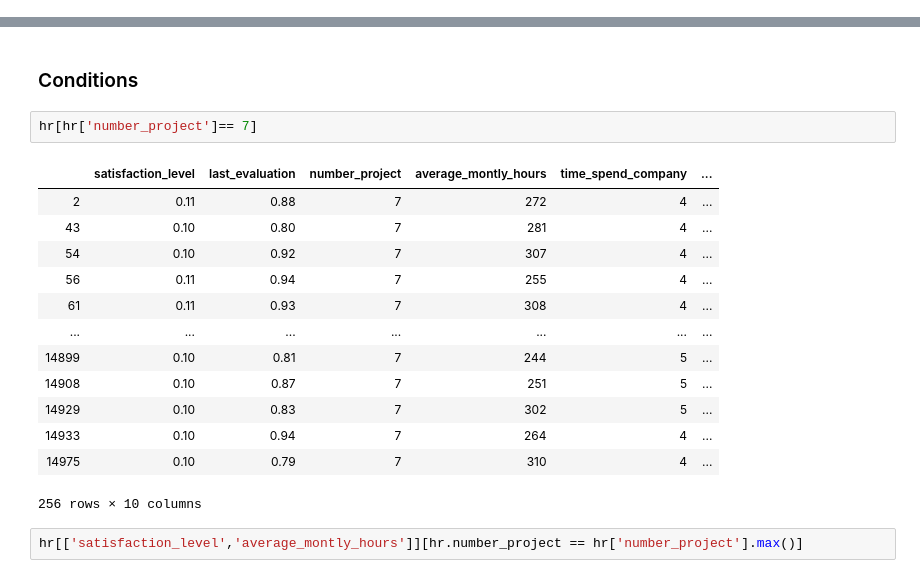
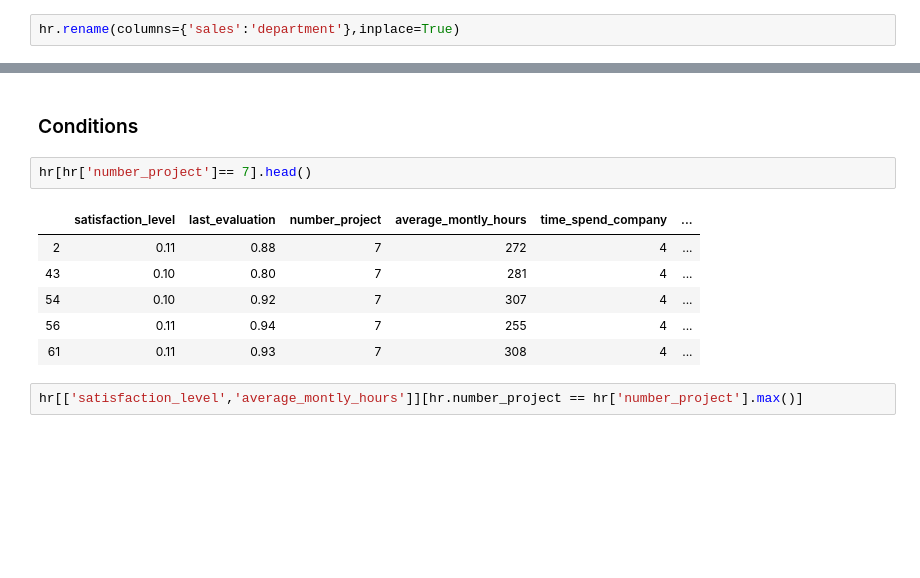
Before and after one commit to AyaFarag/EdYoda-ML-Practice, a Jupyter notebook: Pandas/Pandas-tutorials.ipynb, the cells around one changed output, grey strips where cells are left out. Saved outputs shown, nothing was run; the diff lists cells and outputs as text; blank space fills up the shorter version.

```diff
--- a/Pandas/Pandas-tutorials.ipynb
+++ b/Pandas/Pandas-tutorials.ipynb
@@ -34,0 +119,2 @@ hr
+# %%
+hr.rename(columns={'sales':'department'},inplace=True)
@@ -132,21 +364,14 @@ hr.describe() #give you quick statistics for data
 # %% [markdown]
 ### Conditions
 # %%
-hr[hr['number_project']== 7]
+hr[hr['number_project']== 7].head()
 # %% [output]
 |  | satisfaction_level | last_evaluation | number_project | average_montly_hours | time_spend_company | ... |
 | 2 | 0.11 | 0.88 | 7 | 272 | 4 | ... |
 | 43 | 0.10 | 0.80 | 7 | 281 | 4 | ... |
 | 54 | 0.10 | 0.92 | 7 | 307 | 4 | ... |
 | 56 | 0.11 | 0.94 | 7 | 255 | 4 | ... |
 | 61 | 0.11 | 0.93 | 7 | 308 | 4 | ... |
-| ... | ... | ... | ... | ... | ... | ... |
-| 14899 | 0.10 | 0.81 | 7 | 244 | 5 | ... |
-| 14908 | 0.10 | 0.87 | 7 | 251 | 5 | ... |
-| 14929 | 0.10 | 0.83 | 7 | 302 | 5 | ... |
-| 14933 | 0.10 | 0.94 | 7 | 264 | 4 | ... |
-| 14975 | 0.10 | 0.79 | 7 | 310 | 4 | ... |
-256 rows × 10 columns
 # %%
 hr[['satisfaction_level','average_montly_hours']][hr.number_project == hr['number_project'].max()]
 # %% [output]
```
Also changed, not shown: parts of 27 cells of this notebook, 3 other files.
